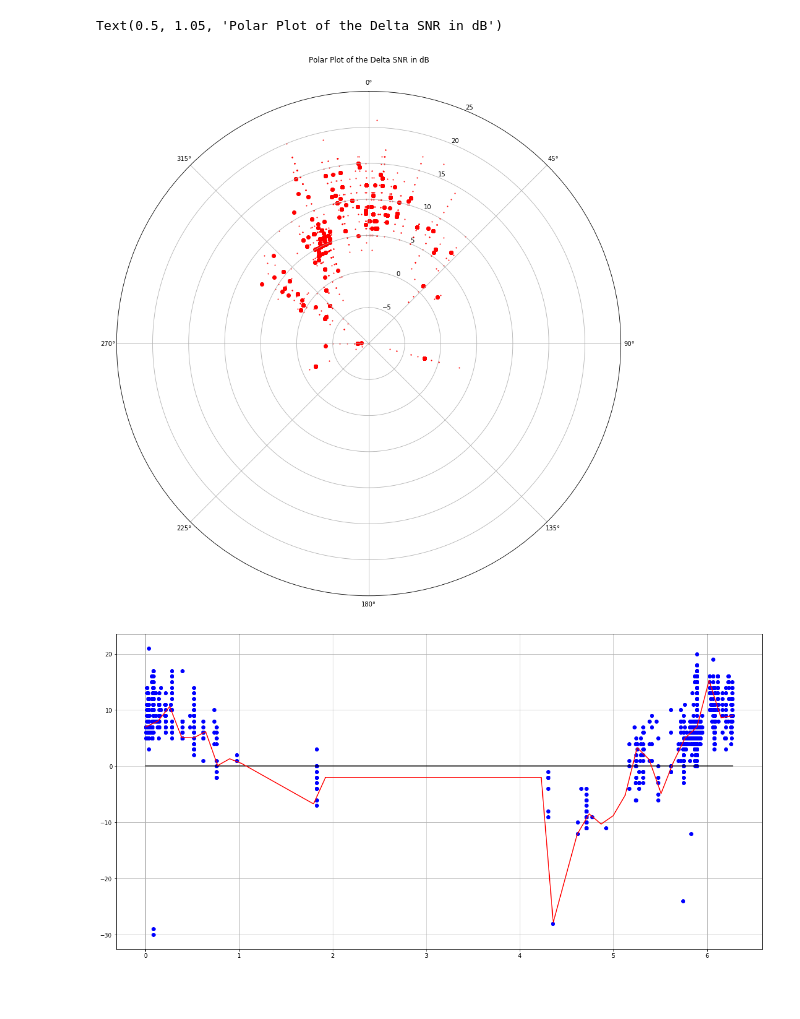
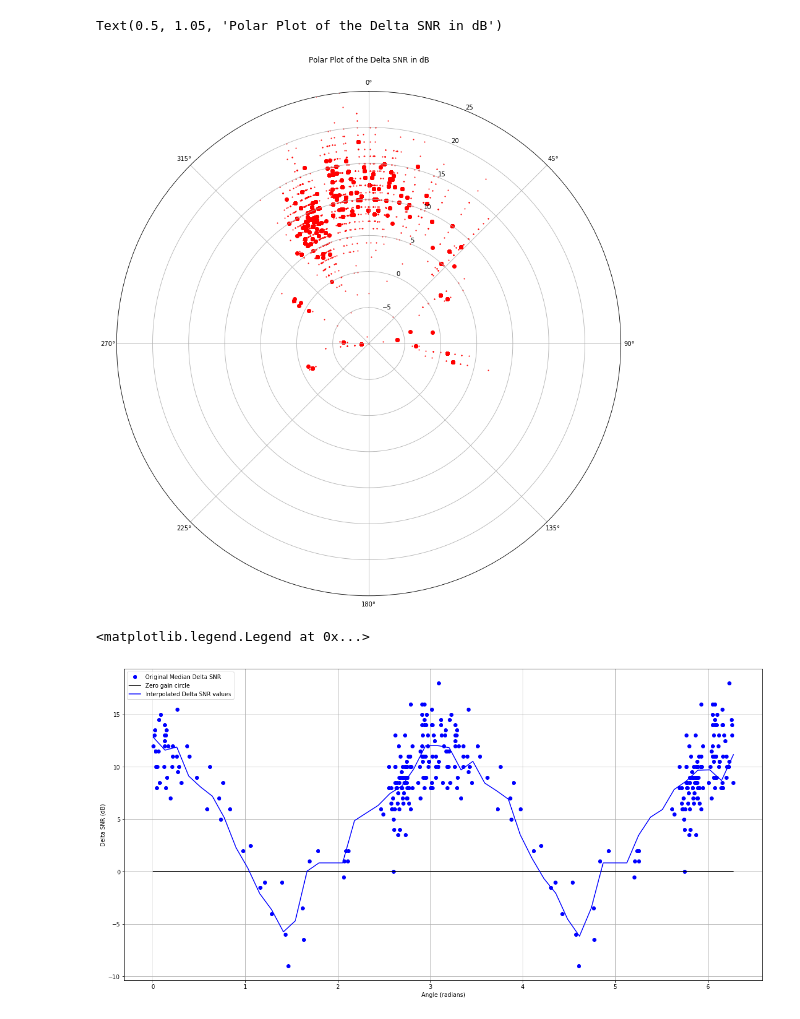
Before and after one commit to iu3qez/APET, a Jupyter notebook: WSPR_Antenna_Pattern.ipynb, the cells around one changed output. Drawn from its saved outputs; the diff is of its cells as text; code cells hidden in the pictures; blank space fills up the shorter version.

Commit message:
added a new SNR trend plot by reporter

```diff
--- a/WSPR_Antenna_Pattern.ipynb
+++ b/WSPR_Antenna_Pattern.ipynb
@@ -102,15 +116,19 @@ deltasnr_dict = get_deltasnr_bycall(callsign_sorted_byspots, data_bycallsign_dic
 plt.figure(figsize=(16,6))
 for call in deltasnr_dict:
     deltasnr_list = deltasnr_dict[call]
-    az_list1 = [haversine(*loc2coords(reporter_loc), *coord_dict[call] )[1] for el in deltasnr_list[0] if el >= antenna_rotation_time]
-    az_list2 = [(haversine(*loc2coords(reporter_loc), *coord_dict[call] )[1] + angle_offset) for el in deltasnr_list[0] if el < antenna_rotation_time]
-    deltasnr_list1 = [deltasnr_list[1][i] for i, el in enumerate(deltasnr_list[0]) if el >= antenna_rotation_time]
-    deltasnr_list2 = [deltasnr_list[1][i] for i, el in enumerate(deltasnr_list[0]) if el < antenna_rotation_time]
+
+    az_list1 = [haversine(*loc2coords(reporter_loc), *coord_dict[call] )[1] for el in deltasnr_list[0]]
+    deltasnr_list1 = [deltasnr_list[1][i] for i, el in enumerate(deltasnr_list[0])]
+
+    #az_list1 = [haversine(*loc2coords(reporter_loc), *coord_dict[call] )[1] for el in deltasnr_list[0] if el >= antenna_rotation_time]
+    #az_list2 = [(haversine(*loc2coords(reporter_loc), *coord_dict[call] )[1] + angle_offset) for el in deltasnr_list[0] if el < antenna_rotation_time]
+    #deltasnr_list1 = [deltasnr_list[1][i] for i, el in enumerate(deltasnr_list[0]) if el >= antenna_rotation_time]
+    #deltasnr_list2 = [deltasnr_list[1][i] for i, el in enumerate(deltasnr_list[0]) if el < antenna_rotation_time]
 
     plt.scatter(az_list1, deltasnr_list1, s=1, c="r")
     plt.scatter(az_list1, [np.median(deltasnr_list1) for _ in az_list1], c="r") #, yerr=[0.0*np.var(deltasnr_list1)  for _ in az_list1], fmt='o')
-    plt.scatter(az_list2, deltasnr_list2, s=1, c="b")
-    plt.scatter(az_list2, [np.median(deltasnr_list2) for _ in az_list2], c="b") #, yerr=[0.0*np.var(deltasnr_list2)  for _ in az_list2], fmt='o')
+    #plt.scatter(az_list2, deltasnr_list2, s=1, c="b")
+    #plt.scatter(az_list2, [np.median(deltasnr_list2) for _ in az_list2], c="b") #, yerr=[0.0*np.var(deltasnr_list2)  for _ in az_list2], fmt='o')
 plt.grid()
 plt.title("Delta SNR between two antennas at different angles")
 plt.xlabel("Receive Angle (degrees)")
@@ -124,30 +142,37 @@ plt.xlim(-10,370)
 
 az_complete_list = []
 deltasnr_complete_list = []
+deltasnr_median_list = []
 
 fig = plt.figure(figsize=(15,15))
 ax = fig.add_subplot(111, projection='polar')
 for call in deltasnr_dict:
     deltasnr_list = deltasnr_dict[call]
 
-    az_list1 = [haversine(*loc2coords(reporter_loc), *coord_dict[call] )[1]/360.*2*pi for el in deltasnr_list[0] if el >= antenna_rotation_time]
-    az_list2 = [(haversine(*loc2coords(reporter_loc), *coord_dict[call] )[1] + angle_offset)/360.*2*pi for el in deltasnr_list[0] if el < antenna_rotation_time]
-    deltasnr_list1 = [deltasnr_list[1][i] for i, el in enumerate(deltasnr_list[0]) if el >= antenna_rotation_time]
-    deltasnr_list2 = [deltasnr_list[1][i] for i, el in enumerate(deltasnr_list[0]) if el < antenna_rotation_time]
+    az_list1 = [haversine(*loc2coords(reporter_loc), *coord_dict[call] )[1]/360.*2*pi for el in deltasnr_list[0]]
+    deltasnr_list1 = [deltasnr_list[1][i] for i, el in enumerate(deltasnr_list[0])]
+
+    #az_list1 = [haversine(*loc2coords(reporter_loc), *coord_dict[call] )[1]/360.*2*pi for el in deltasnr_list[0] if el >= antenna_rotation_time]
+    #az_list2 = [(haversine(*loc2coords(reporter_loc), *coord_dict[call] )[1] + angle_offset)/360.*2*pi for el in deltasnr_list[0] if el < antenna_rotation_time]
+    #deltasnr_list1 = [deltasnr_list[1][i] for i, el in enumerate(deltasnr_list[0]) if el >= antenna_rotation_time]
+    #deltasnr_list2 = [deltasnr_list[1][i] for i, el in enumerate(deltasnr_list[0]) if el < antenna_rotation_time]
 
     if len(az_list1):
         for az, deltasnr in zip(az_list1, deltasnr_list1):
             az_complete_list.append(az)
             deltasnr_complete_list.append(deltasnr)
-    if len(az_list2):
-        for az, deltasnr in zip(az_list2, deltasnr_list2):
-            az_complete_list.append(az)
-            deltasnr_complete_list.append(deltasnr)
+    #if len(az_list2):
+    #    for az, deltasnr in zip(az_list2, deltasnr_list2):
+    #        az_complete_list.append(az)
+    #        deltasnr_complete_list.append(deltasnr)
 
+    angle = haversine(*loc2coords(reporter_loc), *coord_dict[call] )[1]/360.*2*pi
+    delta_snr = np.median(deltasnr_list1)
+    deltasnr_median_list.append((angle, delta_snr))
     plt.scatter(az_list1, deltasnr_list1, s=1, c="r")
     plt.scatter(az_list1, [np.median(deltasnr_list1) for _ in az_list1], c="r") #, yerr=[0.0*np.var(deltasnr_list1)  for _ in az_list1], fmt='o')
-    plt.scatter(az_list2, deltasnr_list2, s=1, c="b")
-    plt.scatter(az_list2, [np.median(deltasnr_list2) for _ in az_list2], c="b") #, yerr=[0.0*np.var(deltasnr_list2)  for _ in az_list2], fmt='o')
+    #plt.scatter(az_list2, deltasnr_list2, s=1, c="b")
+    #plt.scatter(az_list2, [np.median(deltasnr_list2) for _ in az_list2], c="b") #, yerr=[0.0*np.var(deltasnr_list2)  for _ in az_list2], fmt='o')
 ax.set_theta_zero_location('N', offset=0)
 ax.set_theta_direction(-1)
 ax.set_rlim(-10,25)
@@ -156,35 +181,45 @@ plt.title("Polar Plot of the Delta SNR in dB")
 #deltasnr_complete_list = [a for a in el for el in deltasnr_complete_list]
 # %% [output]
 Text(0.5, 1.05, 'Polar Plot of the Delta SNR in dB')
-[figure, old version]
+[figure, new version]
 # %%
-# Here we convert degrees to radians and perform a rough 1D interpolation
+# Here we convert degrees to radians and perform a VERY rough 1D LINEAR interpolation
+# Higher order interpolations easily explode, should find a better way, maybe by pruning
+# the snr array
 
+use_symmetry = True
 az_rad_list = []
-for i,v in enumerate(az_complete_list):
-    az_rad_list.append( v + 0.0001*(2*rand()-1.) )
+deltasnr_list = []
+for i,v in enumerate(deltasnr_median_list):
+    az_rad_list.append( v[0] + 0.0001*(2*rand()-1.) )
+    deltasnr_list.append(v[1])
     if use_symmetry:
-        az_rad_list.append((v+pi) %(2*pi))
-        deltasnr_complete_list.append(deltasnr_complete_list[i])
+        az_rad_list.append((v[0]+pi) %(2*pi))
+        deltasnr_list.append(v[1])
 
-angles, gains = zip(*sorted(zip(az_rad_list, deltasnr_complete_list)))
+angles, gains = zip(*sorted(zip(az_rad_list, deltasnr_list)))
 
 x = np.array(angles)
 y = np.array(gains)
+y_rm = running_mean(y,3) # try to smoothen the points before interpolating
 
 x0 = np.linspace(np.min(x),np.max(x))
 y0 = np.zeros(x0.shape)
 
-f = interpolate.interp1d(x, y, kind="linear")
+f = interpolate.interp1d(x, y_rm, kind="linear")
 figure(figsize=(20,10))
-plot(x, y, 'bo', label = 'Original')
-plot(x0, y0, 'k', label = 'Zero')
-plot(x0, f(x0), 'r', label = 'Interpolated')
+plot(x, y, 'bo', label = 'Original Median Delta SNR')
+plot(x0, y0, 'k', label = 'Zero gain circle')
+plot(x0, f(x0), 'b', label = 'Interpolated Delta SNR values')
 grid()
+xlabel("Angle (radians)")
+ylabel("Delta SNR (dB)")
 #xlim(0,6.28)
 #ylim(-30,30)
+legend()
 # %% [output]
+<matplotlib.legend.Legend at 0x...>
-[figure, old version]
+[figure, new version]
 # %%
 # Now let's finally plot the polar graph with the real SNR deltas and their interpolation
 # Moreover, we plot the angular distance distribution of the spots
```
Also changed, not shown: parts of 6 cells of this notebook, 2 other files.
